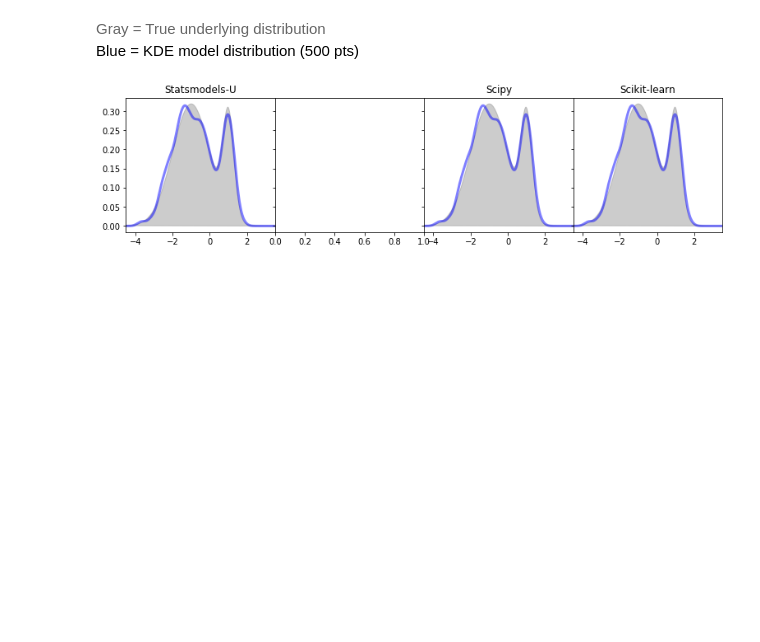
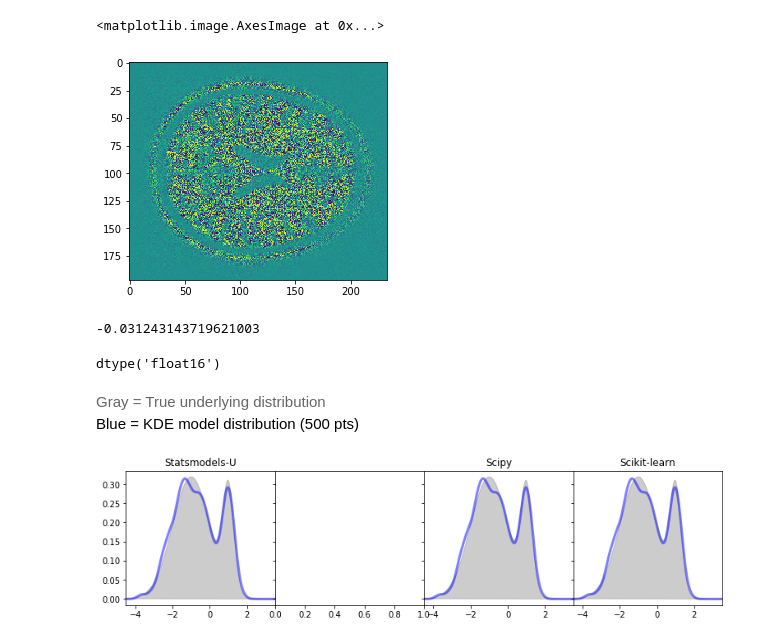
Before and after one commit to CamiVasz/Similarity, a Jupyter notebook: Kernel_Density.ipynb, the cells around one changed output. Saved outputs shown, nothing was run; the diff lists cells and outputs as text; code cells hidden in the pictures; blank space fills up the shorter version.

```diff
--- a/Kernel_Density.ipynb
+++ b/Kernel_Density.ipynb
@@ -28,8 +24,21 @@ t1_slice = t1_data[:, :, 94]
 t2_slice = t2_data[:, :, 94]
 # %%
 # Flat the vector
-t1 = t1_slice.flatten()
-t2 = t2_slice.flatten()
+t1 = t1_slice.flatten().astype(np.float16)
+t2 = t2_slice.flatten().astype(np.float16)
+# %%
+plt.imshow(t1.astype(np.float32) - t1_slice)
+# %% [output]
+<matplotlib.image.AxesImage at 0x...>
+[figure, added]
+# %%
+np.min(t1.astype(np.float32) - t1_slice)
+# %% [output]
+-0.031243143719621003
+# %%
+t1.dtype
+# %% [output]
+dtype('float16')
 # %%
 def kde_scipy(x, x_grid, bandwidth=0.2, **kwargs):
     """Kernel Density Estimation with Scipy"""
```
Also changed, not shown: parts of 40 cells of this notebook, 2 other files.
